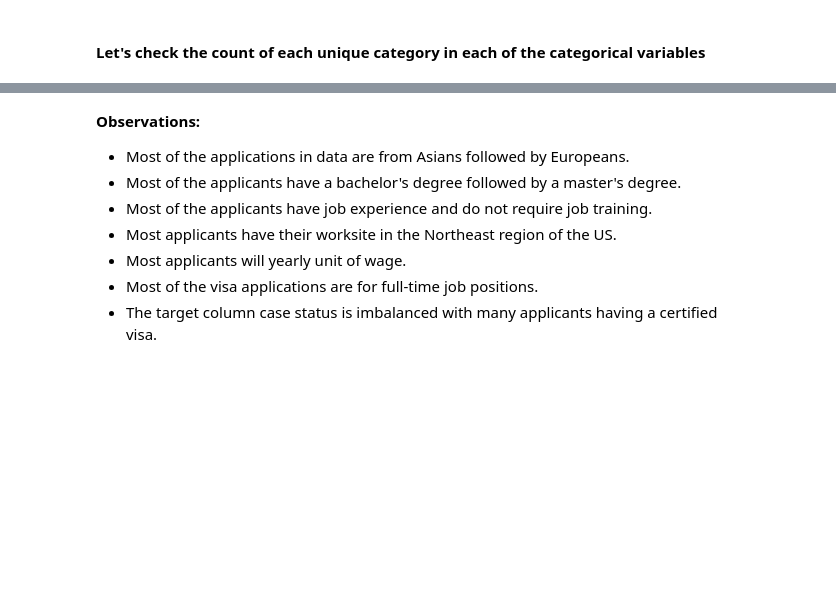
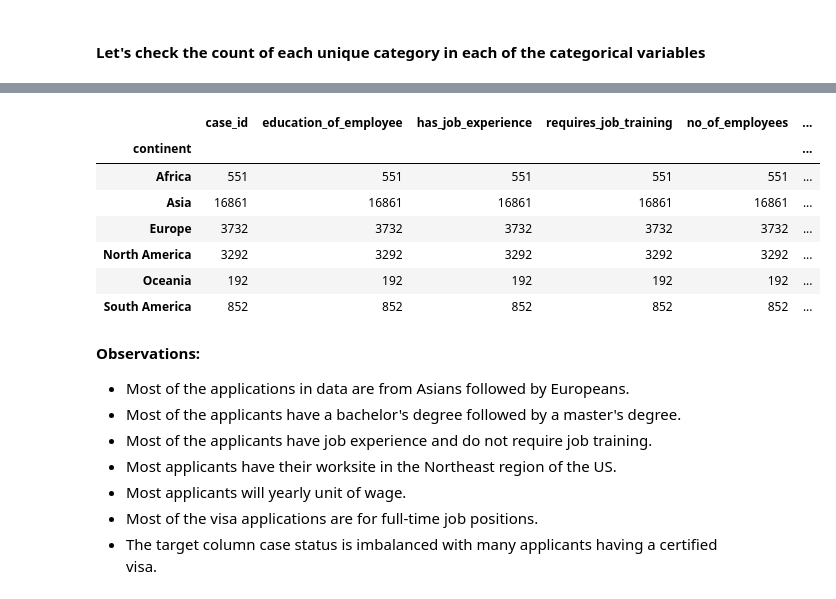
Before and after one commit to aaronsxzhao/UTA-projects, a Jupyter notebook: Ensemble-Techniques-Easy-Visa/Ensemble-Techniques-EasyVisa-AZ.ipynb, the cells around one changed output, grey strips where cells are left out. Saved outputs shown, nothing was run; the diff lists cells and outputs as text; code cells hidden in the pictures; blank space fills up the shorter version.

```diff
--- a/Ensemble-Techniques-Easy-Visa/Ensemble-Techniques-EasyVisa-AZ.ipynb
+++ b/Ensemble-Techniques-Easy-Visa/Ensemble-Techniques-EasyVisa-AZ.ipynb
@@ -175,6 +175,17 @@ Certified    17018
 Denied        8462
 Name: case_status, dtype: int64
 --------------------------------------------------
+# %%
+data.groupby(['continent']).count()
+# %% [output]
+|  | case_id | education_of_employee | has_job_experience | requires_job_training | no_of_employees | ... |
+| continent |  |  |  |  |  | ... |
+| Africa | 551 | 551 | 551 | 551 | 551 | ... |
+| Asia | 16861 | 16861 | 16861 | 16861 | 16861 | ... |
+| Europe | 3732 | 3732 | 3732 | 3732 | 3732 | ... |
+| North America | 3292 | 3292 | 3292 | 3292 | 3292 | ... |
+| Oceania | 192 | 192 | 192 | 192 | 192 | ... |
+| South America | 852 | 852 | 852 | 852 | 852 | ... |
 # %% [markdown]
 **Observations:**
 * Most of the applications in data are from Asians followed by Europeans.
```
Also changed, not shown: parts of 1 cell of this notebook.
